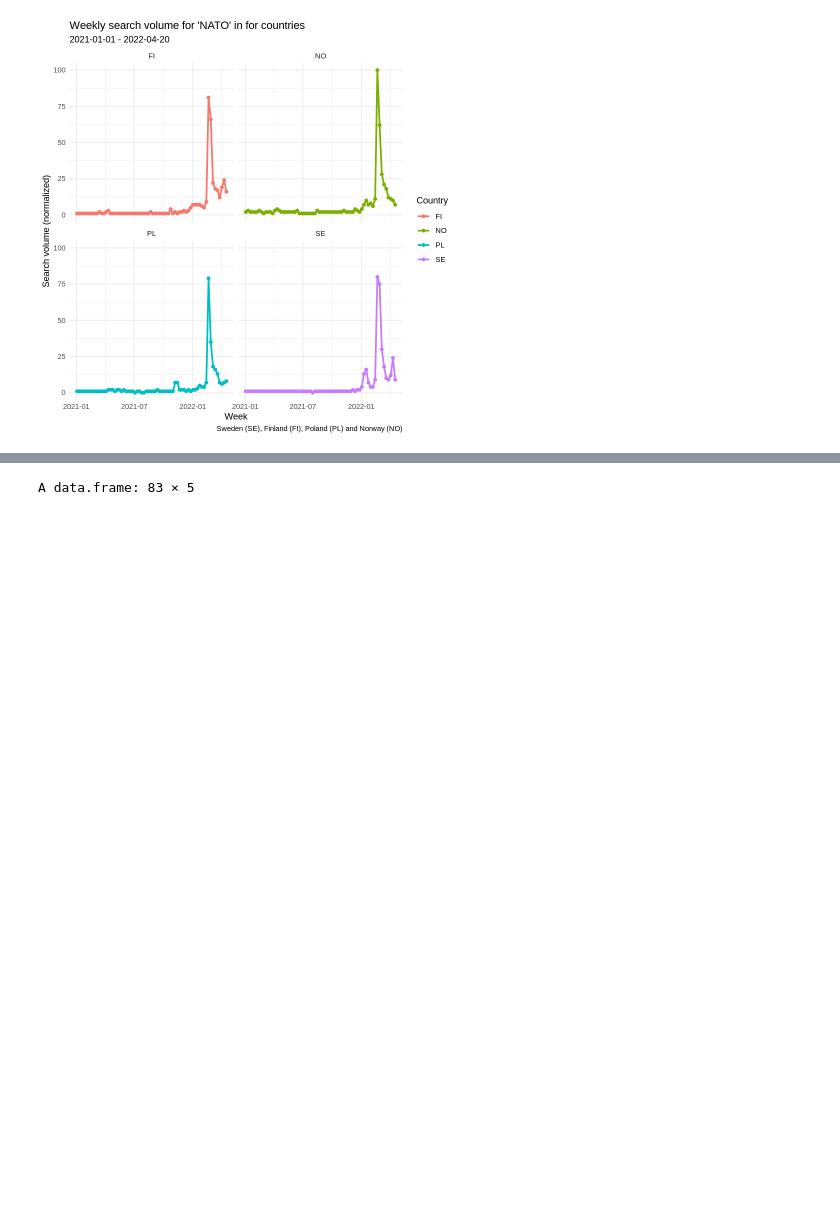
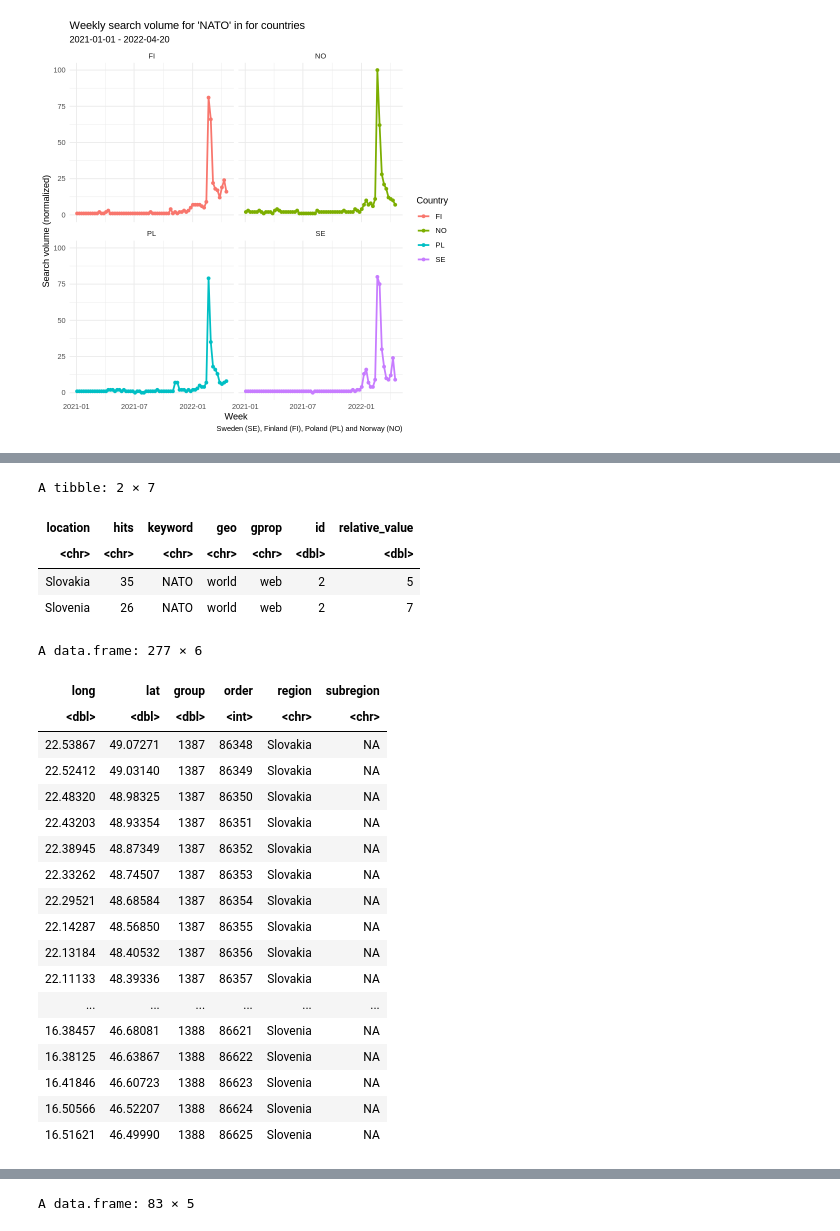
Before and after one commit to karl-karlsson/notebooks, a Jupyter notebook: google_trends.ipynb, the cells around one changed output, grey strips where cells are left out. Saved outputs shown, nothing was run; the diff lists cells and outputs as text; code cells hidden in the pictures; blank space fills up the shorter version.

```diff
--- a/google_trends.ipynb
+++ b/google_trends.ipynb
@@ -103,7 +128,7 @@ european_countries = c("Russia",
 "Romania",
 "Netherlands",
 "Belgium",
-"Czech Republic",
+"Czechia",
 "Greece",
 "Portugal",
 "Sweden",
@@ -114,40 +139,65 @@ european_countries = c("Russia",
 "Switzerland",
 "Bulgaria",
 "Denmark",
 "Finland",
 "Slovakia",
 "Norway",
 "Ireland",
 "Croatia",
 "Moldova",
 "Bosnia and Herzegovina",
 "Albania",
 "Lithuania",
 "North Macedonia",
 "Slovenia",
 "Latvia",
 "Estonia",
 "Montenegro",
 "Luxembourg",
 "Malta",
-"Iceland",
-"Andorra",
-"Monaco",
-"Liechtenstein",
-"San Marino")
+"Iceland")
 
 
 world = world %>% mutate(region = replace(region, region=="USA", "United States")) %>%
   mutate(region = replace(region, region=="UK", "United Kingdom")) %>%
   mutate(region= replace(region, region=="Czech Republic", "Czechia"	)) %>%
   mutate(region = replace(region, region=="Democratic Republic of the Congo", "Congo - Kinshasa")) %>%
   mutate(region = replace(region, region=="Republic of Congo", "Congo - Brazzaville")) %>%
+  mutate(region = replace(region, region=="Czech Republic","Czechia")) %>%
   filter(region %in% european_countries)
 
 plot_df = nato_europe %>%
-filter(location %in% world$region, hits > 0) %>%
+filter(location %in% european_countries) %>%
  mutate(region = location, `Search volume (standardized)` = as.numeric(hits)) %>%
-select(region, `Search volume (standardized)`)
+select(region, `Search volume (standardized)`, relative_value)
+
+nato_europe %>% filter(str_detect(location, "Slov"))
+world %>% filter(str_detect(region, "Slov"))
+# %% [output]
+A tibble: 2 × 7
+| location | hits | keyword | geo | gprop | id | relative_value |
+| <chr> | <chr> | <chr> | <chr> | <chr> | <dbl> | <dbl> |
+| Slovakia | 35 | NATO | world | web | 2 | 5 |
+| Slovenia | 26 | NATO | world | web | 2 | 7 |
+A data.frame: 277 × 6
+| long | lat | group | order | region | subregion |
+| <dbl> | <dbl> | <dbl> | <int> | <chr> | <chr> |
+| 22.53867 | 49.07271 | 1387 | 86348 | Slovakia | NA |
+| 22.52412 | 49.03140 | 1387 | 86349 | Slovakia | NA |
+| 22.48320 | 48.98325 | 1387 | 86350 | Slovakia | NA |
+| 22.43203 | 48.93354 | 1387 | 86351 | Slovakia | NA |
+| 22.38945 | 48.87349 | 1387 | 86352 | Slovakia | NA |
+| 22.33262 | 48.74507 | 1387 | 86353 | Slovakia | NA |
+| 22.29521 | 48.68584 | 1387 | 86354 | Slovakia | NA |
+| 22.14287 | 48.56850 | 1387 | 86355 | Slovakia | NA |
+| 22.13184 | 48.40532 | 1387 | 86356 | Slovakia | NA |
+| 22.11133 | 48.39336 | 1387 | 86357 | Slovakia | NA |
+| ... | ... | ... | ... | ... | ... |
+| 16.38457 | 46.68081 | 1388 | 86621 | Slovenia | NA |
+| 16.38125 | 46.63867 | 1388 | 86622 | Slovenia | NA |
+| 16.41846 | 46.60723 | 1388 | 86623 | Slovenia | NA |
+| 16.50566 | 46.52207 | 1388 | 86624 | Slovenia | NA |
+| 16.51621 | 46.49990 | 1388 | 86625 | Slovenia | NA |
 # %%
 ggplot(world) +
   geom_map(map = world,
```
Also changed, not shown: parts of 3 cells of this notebook.
